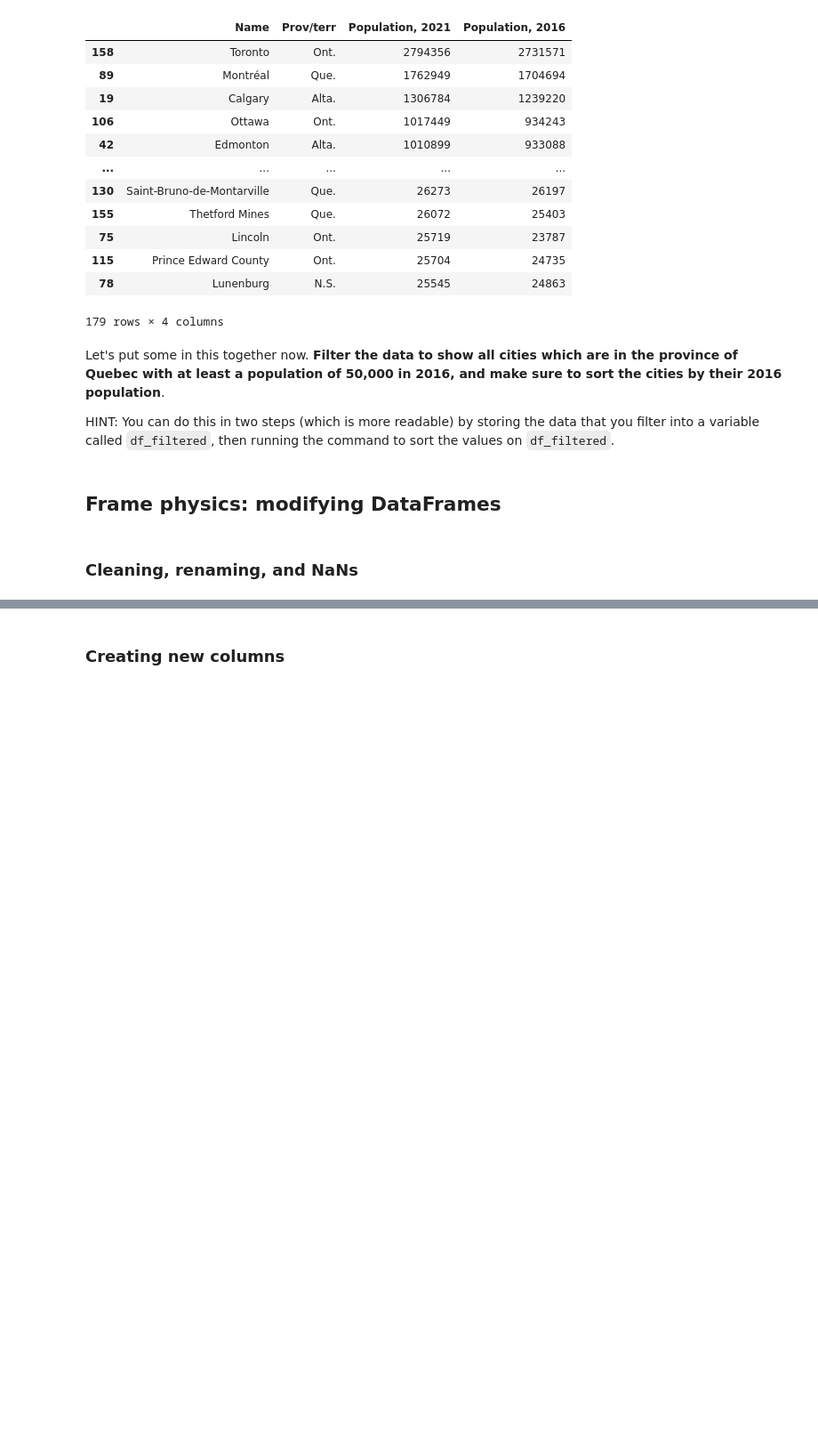
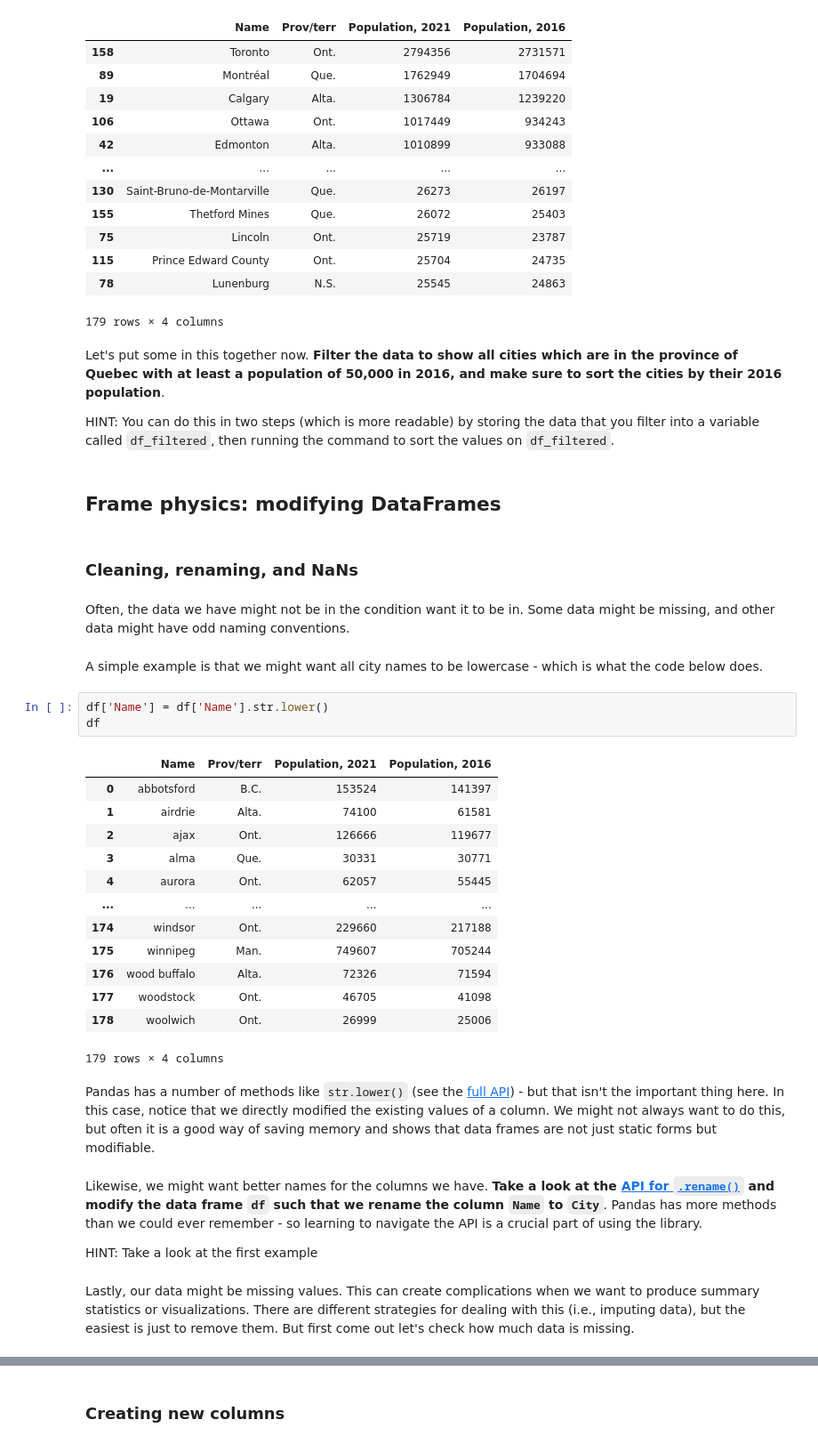
Before and after one commit to schoolofcities/urban-data-storytelling, a Jupyter notebook: urban-data-analytics/2-data-analytics-and-processing/data-analytics-and-processing.ipynb, the cells around one changed output, grey strips where cells are left out. Shown at 89% size. Cells and saved outputs as stored; diff of their text form; blank space fills up the shorter version.

```diff
--- a/urban-data-analytics/2-data-analytics-and-processing/data-analytics-and-processing.ipynb
+++ b/urban-data-analytics/2-data-analytics-and-processing/data-analytics-and-processing.ipynb
@@ -125,3 +125,32 @@ HINT: You can do this in two steps (which is more readable) by storing the data
 ## Frame physics: modifying DataFrames
 # %% [markdown]
 ### Cleaning, renaming, and NaNs
+# %% [markdown]
+Often, the data we have might not be in the condition want it to be in. Some data might be missing, and other data might have odd naming conventions.
+# %% [markdown]
+A simple example is that we might want all city names to be lowercase - which is what the code below does.
+# %%
+df['Name'] = df['Name'].str.lower()
+df
+# %% [output]
+|  | Name | Prov/terr | Population, 2021 | Population, 2016 |
+| 0 | abbotsford | B.C. | 153524 | 141397 |
+| 1 | airdrie | Alta. | 74100 | 61581 |
+| 2 | ajax | Ont. | 126666 | 119677 |
+| 3 | alma | Que. | 30331 | 30771 |
+| 4 | aurora | Ont. | 62057 | 55445 |
+| ... | ... | ... | ... | ... |
+| 174 | windsor | Ont. | 229660 | 217188 |
+| 175 | winnipeg | Man. | 749607 | 705244 |
+| 176 | wood buffalo | Alta. | 72326 | 71594 |
+| 177 | woodstock | Ont. | 46705 | 41098 |
+| 178 | woolwich | Ont. | 26999 | 25006 |
+179 rows × 4 columns
+# %% [markdown]
+Pandas has a number of methods like `str.lower()` (see the [full API](https://pandas.pydata.org/docs/reference/index.html)) - but that isn't the important thing here. In this case, notice that we directly modified the existing values of a column. We might not always want to do this, but often it is a good way of saving memory and shows that data frames are not just static forms but modifiable.
+# %% [markdown]
+Likewise, we might want better names for the columns we have. **Take a look at the [API for `.rename()`](https://pandas.pydata.org/docs/reference/api/pandas.DataFrame.rename.html) and modify the data frame `df` such that we rename the column `Name` to `City`**. Pandas has more methods than we could ever remember - so learning to navigate the API is a crucial part of using the library.
+
+HINT: Take a look at the first example
+# %% [markdown]
+Lastly, our data might be missing values. This can create complications when we want to produce summary statistics or visualizations. There are different strategies for dealing with this (i.e., imputing data),  but the easiest is just to remove them. But first come out let's check how much data is missing.
```
Also changed, not shown: parts of 25 cells of this notebook, 1 other file.
